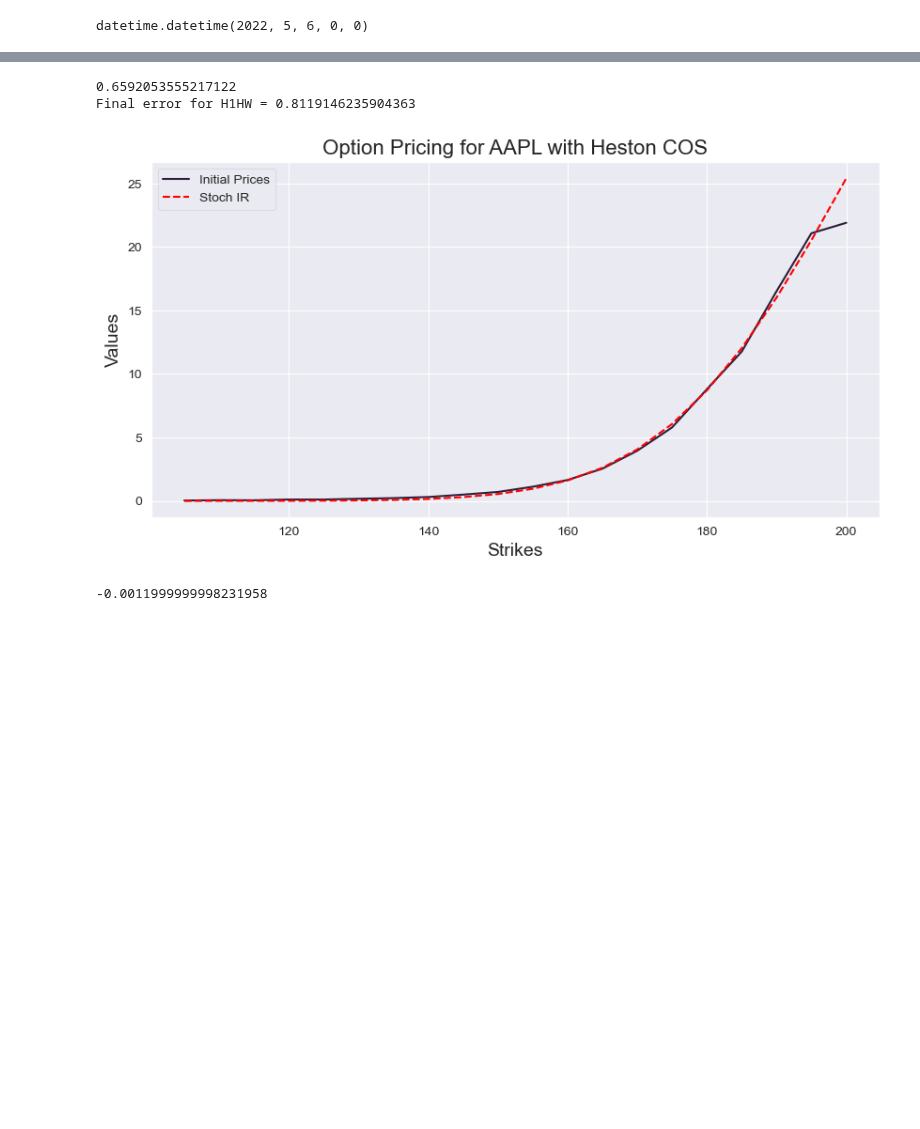
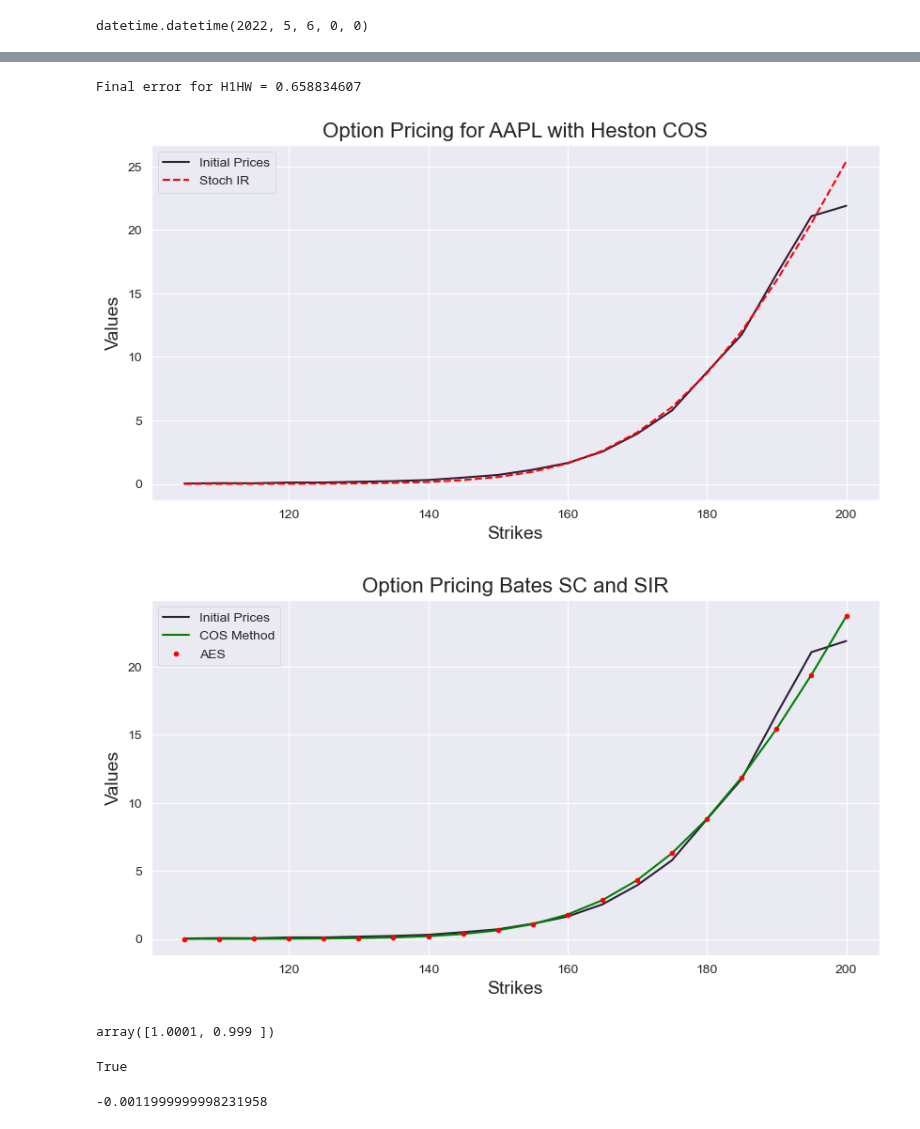
Before and after one commit to kirillzx/Generalized-Bates-model-draft, a Jupyter notebook: Calibrations/Calibration_Main.ipynb, the cells around one changed output, grey strips where cells are left out. Saved outputs shown, nothing was run; the diff lists cells and outputs as text; code cells hidden in the pictures; blank space fills up the shorter version.

```diff
--- a/Calibrations/Calibration_Main.ipynb
+++ b/Calibrations/Calibration_Main.ipynb
@@ -486,45 +497,6 @@ def Chi_Psi(a,b,c,d,k):
     return value
 
 # Black-Scholes call option price
-
-def BS_Call_Put_Option_Price(CP,S_0,K,sigma,tau,r):
-    if K is list:
-        K = np.array(K).reshape([len(K),1])
-    if sigma is list:
-        sigma = np.array(sigma).reshape([len(sigma),1])
-    d1    = (np.log(S_0 / K) + (r + 0.5 * np.power(sigma,2.0))
-    * tau) / (sigma * np.sqrt(tau))
-    d2    = d1 - sigma * np.sqrt(tau)
-    if CP == OptionType.CALL:
-        value = st.norm.cdf(d1) * S_0 - st.norm.cdf(d2) * K * np.exp(-r * tau)
-    elif CP == OptionType.PUT:
-        value = st.norm.cdf(-d2) * K * np.exp(-r * tau) - st.norm.cdf(-d1)*S_0
-    return value
-
-# Implied volatility method
-
-def ImpliedVolatilityBlack76(CP,marketPrice,K,T,S_0):
-
-    # To determine initial volatility we define a grid for sigma
-    # and interpolate on the inverse function
-
-    sigmaGrid = np.linspace(0.0,5.0,5000)
-    optPriceGrid = BS_Call_Put_Option_Price(CP,S_0,K,sigmaGrid,T,0.0)
-    sigmaInitial = np.interp(marketPrice,optPriceGrid,sigmaGrid)
-    print("Strike = {0}".format(K))
-    print("Initial volatility = {0}".format(sigmaInitial))
-
-    # Use already determined input for the local-search (final tuning)
-
-    func = lambda sigma: np.power(BS_Call_Put_Option_Price(CP,S_0,K,sigma,T,0.0) - marketPrice, 1.0)
-    impliedVol = optimize.newton(func, sigmaInitial, tol=1e-15)
-    print("Final volatility = {0}".format(impliedVol))
-    if impliedVol > 2.0:
-        impliedVol = 0.0
-    return impliedVol
-
-
-
 
 def meanSqrtV_3(kappa,v0,vbar,gamma):
     delta = 4.0 *kappa*vbar/gamma/gamma
@@ -730,11 +702,11 @@ def mainCalculation():
     cf2 = ChFH1HWModel(P0T,lambd,eta,T,kappa,gamma,vBar,v0,Rxv, Rxr)
     valCOS_H1HW = CallPutOptionPriceCOSMthd_StochIR(cf2, CP, S0, T, K, N, L,P0T(T))
 
-    print(np.mean((referencePrice - valCOS_H1HW.T[0])**2))
+#     print(np.mean((referencePrice - valCOS_H1HW.T[0])**2))
 
 
 #     print("Optimal parameters for H1-HW are: gamma = {0:.3f}, vBar = {1:.3f}, Rxv = {2:.3f}, v0 = {3:.3f}".format(gamma,vBar,Rxv,v0))
-    print('Final error for H1HW = {0}'.format(np.sqrt(round(errorH1HW, 9))))
+    print('Final error for H1HW = {0}'.format(round(errorH1HW, 9)))
 
     plt.subplots(figsize=(10, 5), dpi=100)
 
@@ -749,6 +721,5 @@ def mainCalculation():
 
 mainCalculation()
 # %% [output]
-0.6592053555217122
-Final error for H1HW = 0.8119146235904363
+Final error for H1HW = 0.658834607
 [figure]
@@ -754,0 +734,14 @@ Final error for H1HW = 0.8119146235904363
+# %%
+plt.subplots(figsize=(10, 5), dpi=100)
+
+plt.plot(apple_strikes, apple_market_price, label='Initial Prices')
+plt.plot(apple_strikes, valCOS, color='green', label='COS Method')
+plt.plot(apple_strikes, valCOS, '.',color='red', label='AES')
+
+plt.title('Option Pricing Bates SC and SIR', fontsize=16)
+plt.xlabel('Strikes', fontsize=14)
+plt.ylabel('Values', fontsize=14)
+plt.legend()
+plt.show()
+# %% [output]
+[figure, added]
@@ -755,3 +752,11 @@ Final error for H1HW = 0.8119146235904363
+# %%
+test[:, -1]
+# %% [output]
+array([1.0001, 0.999 ])
+# %%
+(test[:, 0] > 1).any()
+# %% [output]
+True
 # %%
 import numpy as np
 # %%
```
Also changed, not shown: parts of 37 cells of this notebook.
